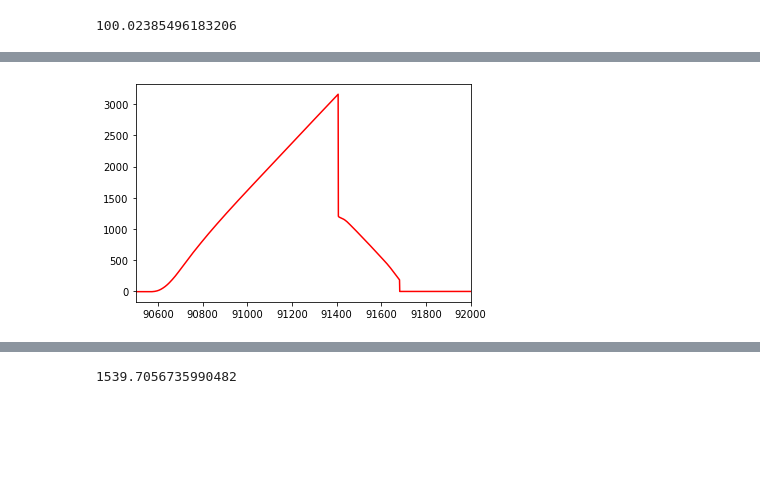
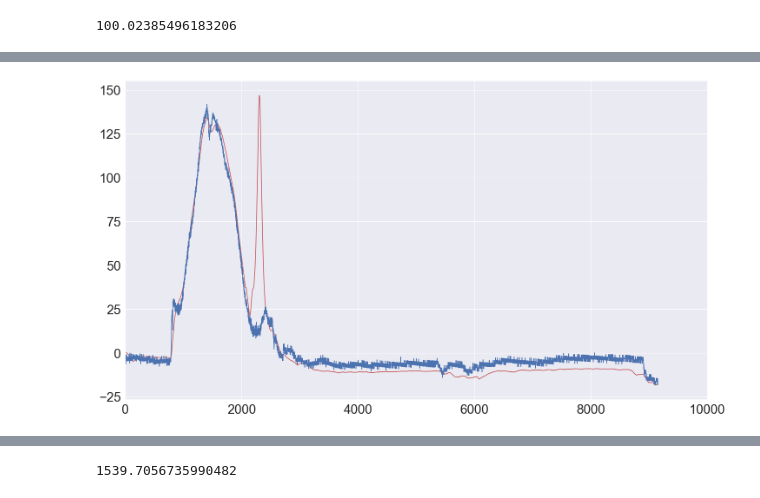
Before and after one commit to catsystems/cats-embedded, a Jupyter notebook: sim/KF.ipynb, the cells around one changed output, grey strips where cells are left out. Saved outputs shown, nothing was run; the diff lists cells and outputs as text; code cells hidden in the pictures; blank space fills up the shorter version.

```diff
--- a/sim/KF.ipynb
+++ b/sim/KF.ipynb
@@ -183,7 +187,7 @@ def prediction_step(x_bar, u_bar, P_bar, Ts):
     Ad = np.array([[1, Ts, Ts*Ts/2],[0, 1, Ts], [0, 0, 1]])
     Gd = np.array([[Ts*Ts/2], [Ts], [0]])
     Bd = Gd
-    Q = 0.01
+    Q = 10
     # finished including
 
     x_hat = np.matmul(Ad, x_bar) + Bd * u_bar
@@ -193,7 +197,7 @@ def prediction_step(x_bar, u_bar, P_bar, Ts):
 def update_step_rec(x_hat, P_hat, measurement):
     # Again, needs to be moved into the include
     H = np.array([[1, 0, 0], [1, 0, 0]])
-    R = 1*np.eye(2)
+    R = 10*np.eye(2)
     # Finished including
 
     K = np.matmul(np.matmul(P_hat, np.transpose(H)), np.linalg.pinv(np.matmul(np.matmul(H, P_hat), np.transpose(H))+R)) # K = P_hat*H'*(H*P_hat*H'+R)^-1
@@ -207,7 +211,7 @@ def update_step_rec(x_hat, P_hat, measurement):
 def update_step_sim(x_hat, P_hat, measurement):
     # Again, needs to be moved into the include
     H = np.array([[1, 0, 0], [1, 0, 0], [1, 0, 0]])
-    R = 2*np.eye(3)
+    R = 1*np.eye(3)
     # Finished including
 
     K = np.matmul(np.matmul(P_hat, np.transpose(H)), np.linalg.pinv(np.matmul(np.matmul(H, P_hat), np.transpose(H))+R)) # K = P_hat*H'*(H*P_hat*H'+R)^-1
@@ -225,0 +228,32 @@ for timestamp,
+# %%
+import numpy as np
+imu_array = np.zeros([len(imu_df), 3])
+counter1 = 0;
+counter2 = 0;
+for index, row in imu_df.iterrows():
+    imu_array[counter1, counter2] = row['Az']
+    counter2 += 1
+    if counter2 > 2:
+        counter2 = 0
+        counter1 += 1
+print(imu_array)
+baro_array = np.zeros([len(baro_df), 3])
+counter1 = 0;
+counter2 = 0;
+for index, row in baro_df.iterrows():
+    baro_array[counter1, counter2] = row['P']
+    counter2 += 1
+    if counter2 > 2:
+        counter2 = 0
+        counter1 += 1
+print(baro_array)
+temp_array = np.zeros([len(baro_df), 3])
+counter1 = 0;
+counter2 = 0;
+for index, row in baro_df.iterrows():
+    temp_array[counter1, counter2] = row['T']/100
+    counter2 += 1
+    if counter2 > 2:
+        counter2 = 0
+        counter1 += 1
+print(temp_array)
@@ -278,14 +417,15 @@ NameError: name 'log_df' is not defined
 # %%
 plot_limits = [87500, 92500]
 #plot_limits = [0, 2000]
-plot_limits = [90500, 92000]
+plot_limits = [0, 10000]
 # %%
 plt.plot(height, 'r')
+plt.plot(agl, 'b')
 axes = plt.gca()
 axes.set_xlim(plot_limits)
 plt.show()
 # %% [output]
-[figure, old version]
+[figure, new version]
 # %%
 plt.plot(velocity, 'b')
 axes = plt.gca()
```
Also changed, not shown: parts of 11 cells of this notebook, 7 other files.
